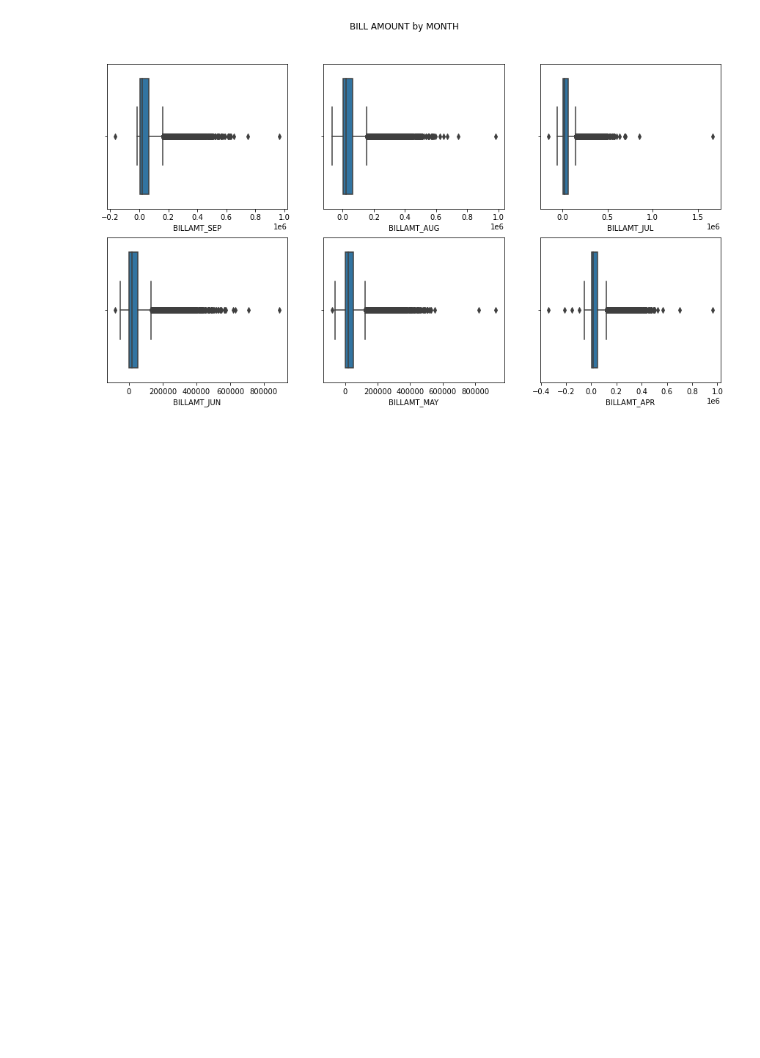
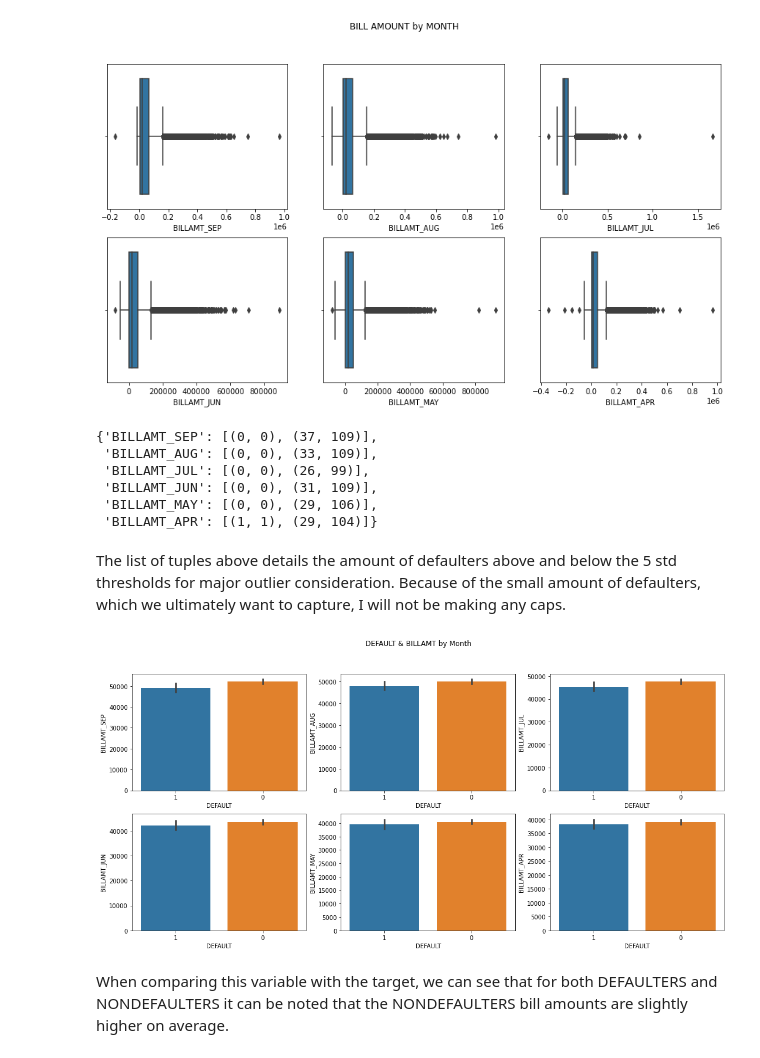
Before and after one commit to zachagreenberg/DefaultPredictionAnalysis, a Jupyter notebook: eda-modeling-evaluation.ipynb, the cells around one changed output. Cells and saved outputs as stored; diff of their text form; code cells hidden in the pictures; blank space fills up the shorter version.

Commit message:
add outlier function and continute numerical variable analysis

```diff
--- a/eda-modeling-evaluation.ipynb
+++ b/eda-modeling-evaluation.ipynb
@@ -343,0 +366,22 @@ sns.boxplot(df['BILLAMT_APR'], ax = ax[1,2]);
+# %%
+default_outlier(11, 17)
+# %% [output]
+{'BILLAMT_SEP': [(0, 0), (37, 109)],
+ 'BILLAMT_AUG': [(0, 0), (33, 109)],
+ 'BILLAMT_JUL': [(0, 0), (26, 99)],
+ 'BILLAMT_JUN': [(0, 0), (31, 109)],
+ 'BILLAMT_MAY': [(0, 0), (29, 106)],
+ 'BILLAMT_APR': [(1, 1), (29, 104)]}
+# %% [markdown]
+The list of tuples above details the amount of defaulters above and below the 5 std thresholds for major outlier consideration. Because of the small amount of defaulters, which we ultimately want to capture, I will not be making any caps.
+# %%
+cols = df.columns[11:17]
+
+fig, ax = plt.subplots(2, 3, figsize=(18, 8))
+plt.suptitle('DEFAULT & BILLAMT by Month')
+for i, n in enumerate(cols):
+    sns.barplot(df['DEFAULT'], df[n], ax = ax[i//3,i%3])
+# %% [output]
+[figure, added]
+# %% [markdown]
+When comparing this variable with the target, we can see that for both DEFAULTERS and NONDEFAULTERS it can be noted that the NONDEFAULTERS bill amounts are slightly higher on average.
```
Also changed, not shown: parts of 1 cell of this notebook.
